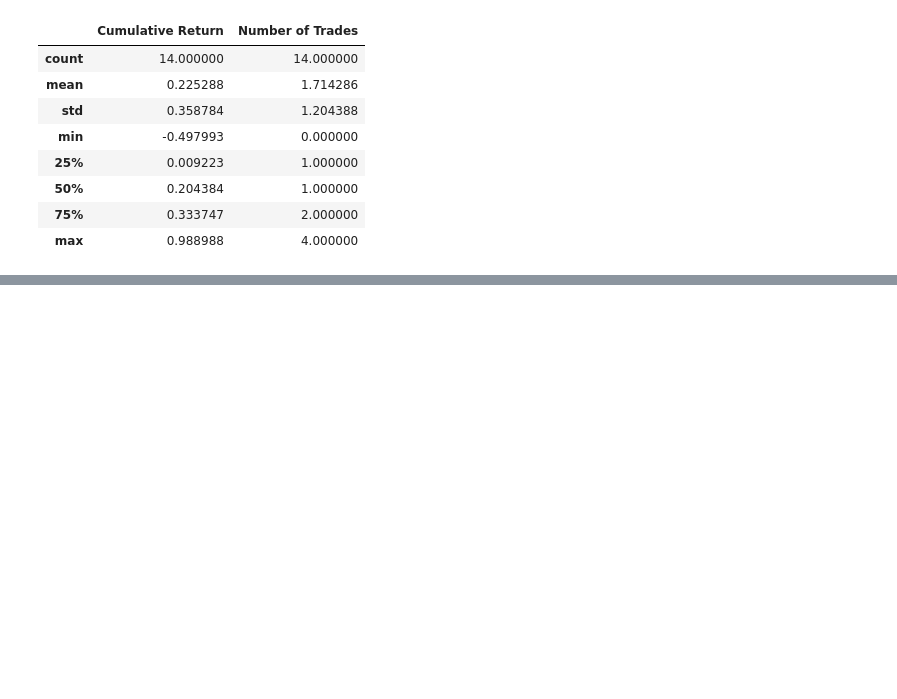
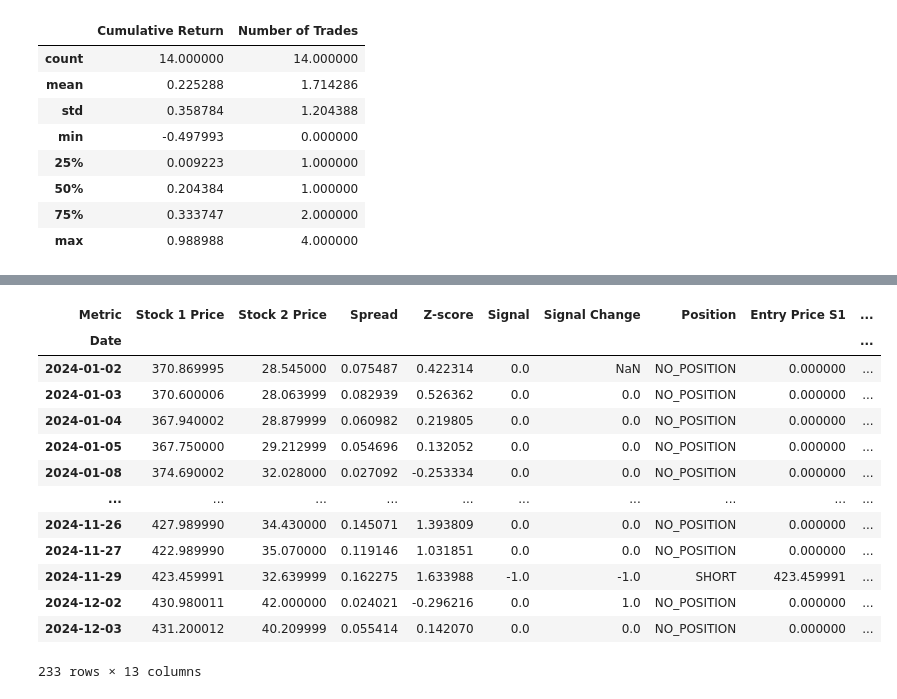
Before and after one commit to GeorgeBresnahan/Learning-Python-for-Quantitative-Finance, a Jupyter notebook: Pairs_Trading.ipynb, the cells around one changed output, grey strips where cells are left out. Cells and saved outputs as stored; diff of their text form; code cells hidden in the pictures; blank space fills up the shorter version.

```diff
--- a/Pairs_Trading.ipynb
+++ b/Pairs_Trading.ipynb
@@ -499,0 +498,17 @@ df = self.computed_df['AAPL - SMCI']
+# %%
+self.computed_df['MSFT - SMCI']
+# %% [output]
+| Metric | Stock 1 Price | Stock 2 Price | Spread | Z-score | Signal | Signal Change | Position | Entry Price S1 | ... |
+| Date |  |  |  |  |  |  |  |  | ... |
+| 2024-01-02 | 370.869995 | 28.545000 | 0.075487 | 0.422314 | 0.0 | NaN | NO_POSITION | 0.000000 | ... |
+| 2024-01-03 | 370.600006 | 28.063999 | 0.082939 | 0.526362 | 0.0 | 0.0 | NO_POSITION | 0.000000 | ... |
+| 2024-01-04 | 367.940002 | 28.879999 | 0.060982 | 0.219805 | 0.0 | 0.0 | NO_POSITION | 0.000000 | ... |
+| 2024-01-05 | 367.750000 | 29.212999 | 0.054696 | 0.132052 | 0.0 | 0.0 | NO_POSITION | 0.000000 | ... |
+| 2024-01-08 | 374.690002 | 32.028000 | 0.027092 | -0.253334 | 0.0 | 0.0 | NO_POSITION | 0.000000 | ... |
+| ... | ... | ... | ... | ... | ... | ... | ... | ... | ... |
+| 2024-11-26 | 427.989990 | 34.430000 | 0.145071 | 1.393809 | 0.0 | 0.0 | NO_POSITION | 0.000000 | ... |
+| 2024-11-27 | 422.989990 | 35.070000 | 0.119146 | 1.031851 | 0.0 | 0.0 | NO_POSITION | 0.000000 | ... |
+| 2024-11-29 | 423.459991 | 32.639999 | 0.162275 | 1.633988 | -1.0 | -1.0 | SHORT | 423.459991 | ... |
+| 2024-12-02 | 430.980011 | 42.000000 | 0.024021 | -0.296216 | 0.0 | 1.0 | NO_POSITION | 0.000000 | ... |
+| 2024-12-03 | 431.200012 | 40.209999 | 0.055414 | 0.142070 | 0.0 | 0.0 | NO_POSITION | 0.000000 | ... |
+233 rows × 13 columns
```
Also changed, not shown: parts of 2 cells of this notebook.
